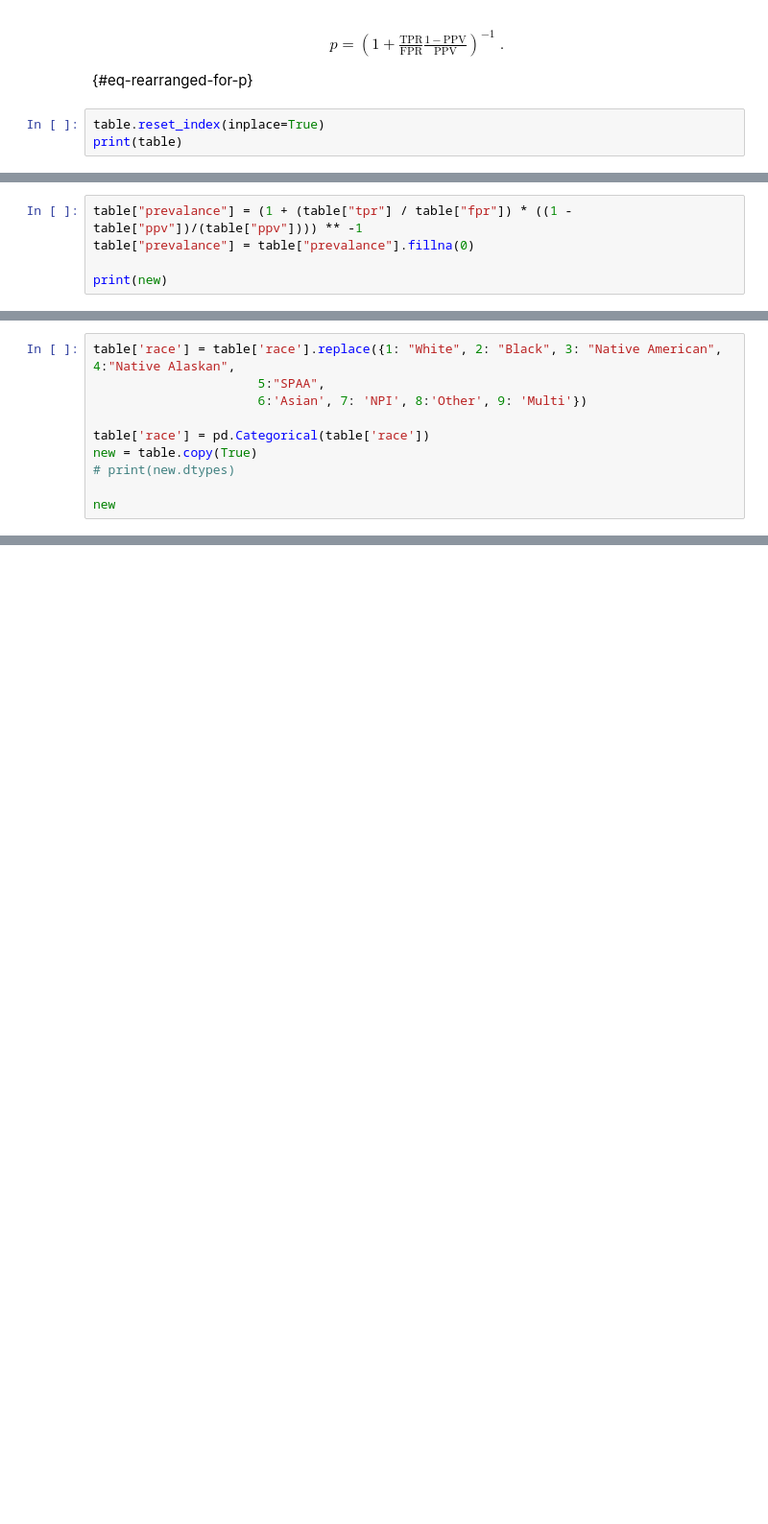
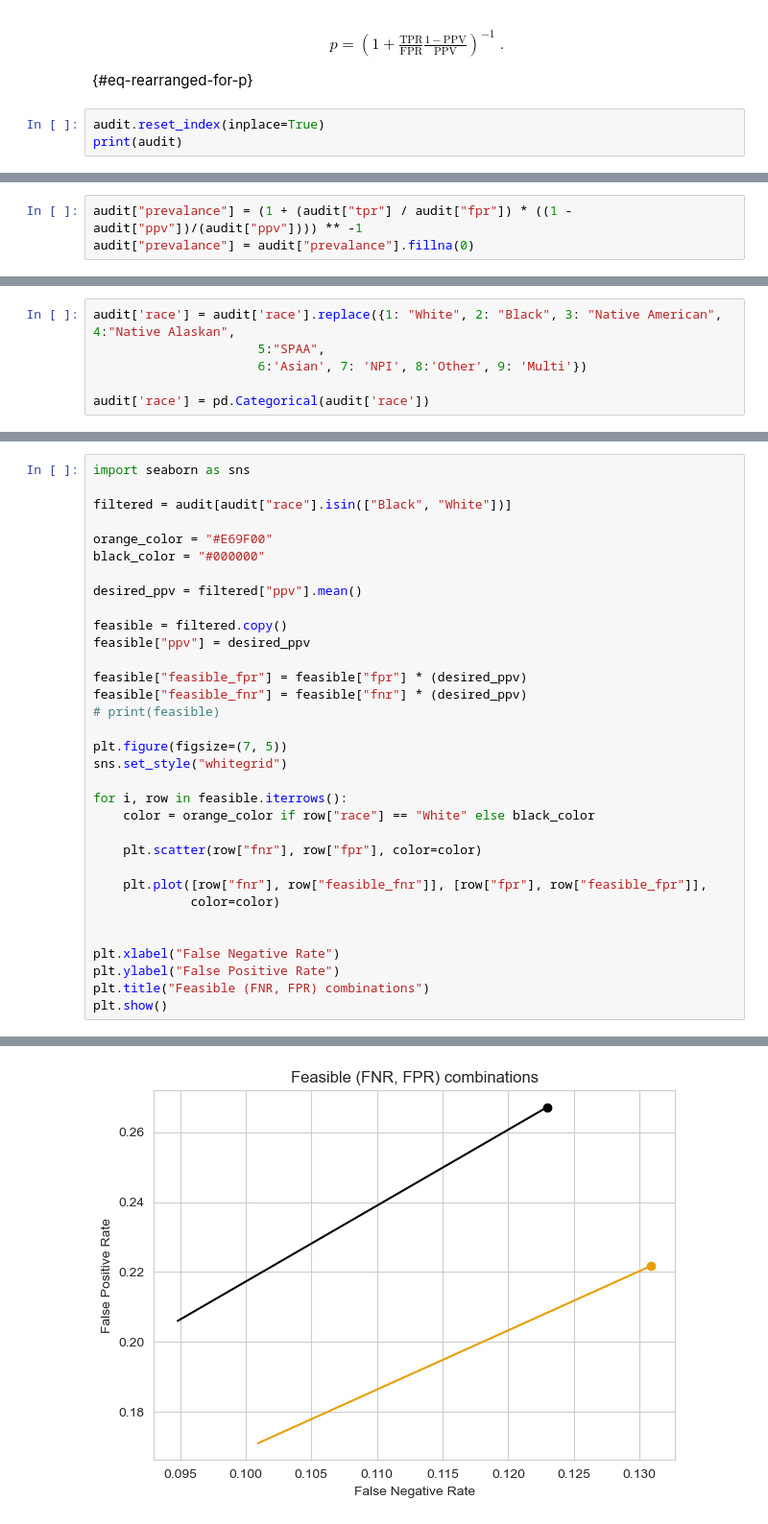
Before and after one commit to EpicET/EpicET.github.io, a Jupyter notebook: posts/blog3/index.ipynb, the cells around one changed output, grey strips where cells are left out. Shown at 96% size. Drawn from its saved outputs; the diff is of its cells as text; blank space fills up the shorter version.

Commit message:
Made graph for feasibilty

```diff
--- a/posts/blog3/index.ipynb
+++ b/posts/blog3/index.ipynb
@@ -348,8 +350,8 @@ $$
 \end{aligned}
 $${#eq-rearranged-for-p}
 # %%
-table.reset_index(inplace=True)
-print(table)
+audit.reset_index(inplace=True)
+print(audit)
 # %% [output]
    race  accuracy       ppv       tpr       tnr       fpr       fnr
 0     1  0.824527  0.802766  0.869107  0.778226  0.221774  0.130893
@@ -363,5 +365,3 @@ print(table)
 # %%
-table["prevalance"] = (1 + (table["tpr"] / table["fpr"]) * ((1 - table["ppv"])/(table["ppv"]))) ** -1
-table["prevalance"] = table["prevalance"].fillna(0)
-
-print(new)
+audit["prevalance"] = (1 + (audit["tpr"] / audit["fpr"]) * ((1 - audit["ppv"])/(audit["ppv"]))) ** -1
+audit["prevalance"] = audit["prevalance"].fillna(0)
@@ -388,11 +368,7 @@ print(new)
 # %%
-table['race'] = table['race'].replace({1: "White", 2: "Black", 3: "Native American", 4:"Native Alaskan",
+audit['race'] = audit['race'].replace({1: "White", 2: "Black", 3: "Native American", 4:"Native Alaskan",
                       5:"SPAA",
                       6:'Asian', 7: 'NPI', 8:'Other', 9: 'Multi'})
 
-table['race'] = pd.Categorical(table['race'])
-new = table.copy(True)
-# print(new.dtypes)
-
-new
+audit['race'] = pd.Categorical(audit['race'])
 # %% [output]
@@ -437,0 +394,34 @@ ValueError: Length of ndarray vectors must match length of `data` when both are
+# %%
+import seaborn as sns
+
+filtered = audit[audit["race"].isin(["Black", "White"])]
+
+orange_color = "#E69F00"
+black_color = "#000000"
+
+desired_ppv = filtered["ppv"].mean()
+
+feasible = filtered.copy()
+feasible["ppv"] = desired_ppv
+
+feasible["feasible_fpr"] = feasible["fpr"] * (desired_ppv)
+feasible["feasible_fnr"] = feasible["fnr"] * (desired_ppv)
+# print(feasible)
+
+plt.figure(figsize=(7, 5))
+sns.set_style("whitegrid")
+
+for i, row in feasible.iterrows():
+    color = orange_color if row["race"] == "White" else black_color
+
+    plt.scatter(row["fnr"], row["fpr"], color=color)
+
+    plt.plot([row["fnr"], row["feasible_fnr"]], [row["fpr"], row["feasible_fpr"]],
+             color=color)
+
+
+plt.xlabel("False Negative Rate")
+plt.ylabel("False Positive Rate")
+plt.title("Feasible (FNR, FPR) combinations")
+plt.show()
+# %% [output]
@@ -437,0 +435 @@ ValueError: Length of ndarray vectors must match length of `data` when both are
+[figure, added]
```
Also changed, not shown: parts of 15 cells of this notebook, 2 other files.
